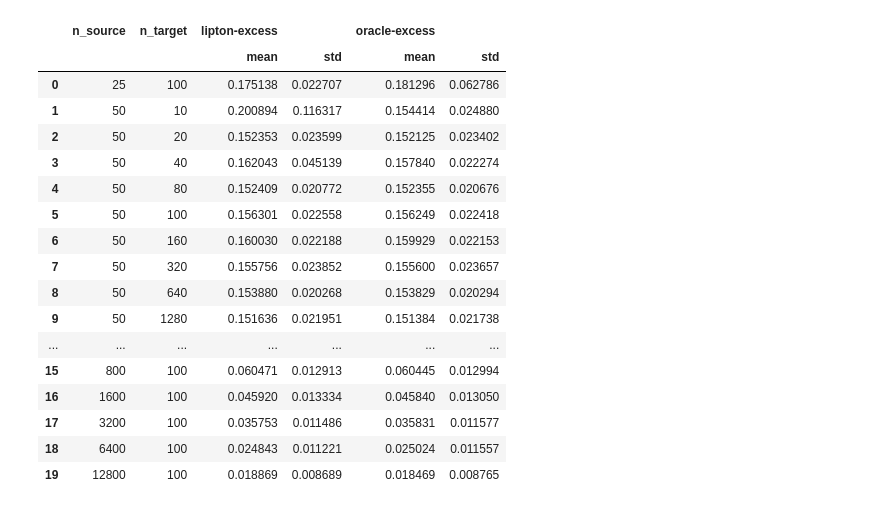
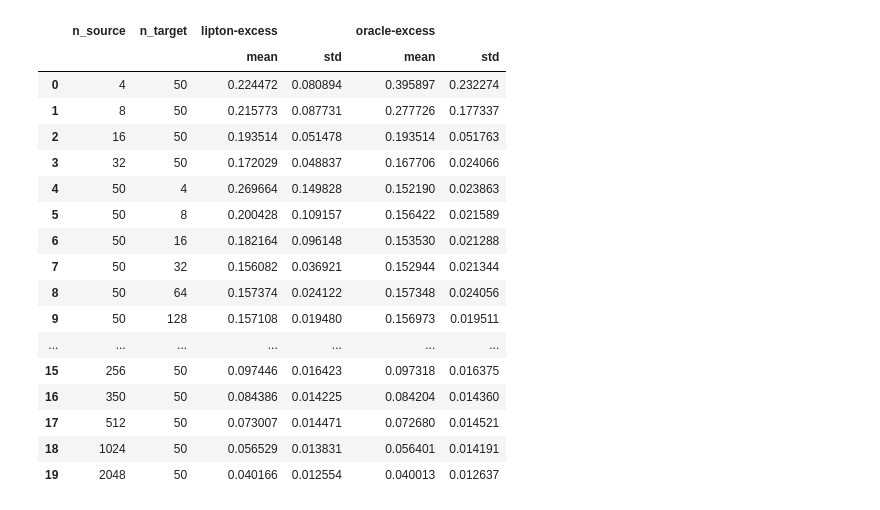
Before and after one commit to smaityumich/label-shift, a Jupyter notebook: plots.ipynb, the cells around one changed output. Saved outputs shown, nothing was run; the diff lists cells and outputs as text; code cells hidden in the pictures.

```diff
--- a/plots.ipynb
+++ b/plots.ipynb
@@ -1,45 +1,45 @@
 # %%
 import re
 import pandas as pd
 import numpy as np
 import matplotlib.pyplot as plt
 
-exp = 'exp9'
+exp = 'exp10'
 with open(exp + '_unlabeled.out') as fh:
     out = fh.read()
 
 out = re.split(r'\n', out)
 
 dict_list = [eval(d) for d in out]
 df = pd.DataFrame(dict_list)
 
 df['lipton-excess'] = df['lipton'] - df['bayes_error']
 df['oracle-excess'] = df['oracle'] - df['bayes_error']
 
 measure = ['lipton-excess', 'oracle-excess']
 agg_dict = dict()
 for key in measure:
     agg_dict[key] = ['mean', 'std']
 result = df.groupby(['n_source', 'n_target'], as_index=False).agg(agg_dict)
 
 result
 # %% [output]
 |  | n_source | n_target | lipton-excess |  | oracle-excess |  |
 |  |  |  | mean | std | mean | std |
-| 0 | 25 | 100 | 0.175138 | 0.022707 | 0.181296 | 0.062786 |
-| 1 | 50 | 10 | 0.200894 | 0.116317 | 0.154414 | 0.024880 |
-| 2 | 50 | 20 | 0.152353 | 0.023599 | 0.152125 | 0.023402 |
-| 3 | 50 | 40 | 0.162043 | 0.045139 | 0.157840 | 0.022274 |
-| 4 | 50 | 80 | 0.152409 | 0.020772 | 0.152355 | 0.020676 |
-| 5 | 50 | 100 | 0.156301 | 0.022558 | 0.156249 | 0.022418 |
-| 6 | 50 | 160 | 0.160030 | 0.022188 | 0.159929 | 0.022153 |
-| 7 | 50 | 320 | 0.155756 | 0.023852 | 0.155600 | 0.023657 |
-| 8 | 50 | 640 | 0.153880 | 0.020268 | 0.153829 | 0.020294 |
-| 9 | 50 | 1280 | 0.151636 | 0.021951 | 0.151384 | 0.021738 |
+| 0 | 4 | 50 | 0.224472 | 0.080894 | 0.395897 | 0.232274 |
+| 1 | 8 | 50 | 0.215773 | 0.087731 | 0.277726 | 0.177337 |
+| 2 | 16 | 50 | 0.193514 | 0.051478 | 0.193514 | 0.051763 |
+| 3 | 32 | 50 | 0.172029 | 0.048837 | 0.167706 | 0.024066 |
+| 4 | 50 | 4 | 0.269664 | 0.149828 | 0.152190 | 0.023863 |
+| 5 | 50 | 8 | 0.200428 | 0.109157 | 0.156422 | 0.021589 |
+| 6 | 50 | 16 | 0.182164 | 0.096148 | 0.153530 | 0.021288 |
+| 7 | 50 | 32 | 0.156082 | 0.036921 | 0.152944 | 0.021344 |
+| 8 | 50 | 64 | 0.157374 | 0.024122 | 0.157348 | 0.024056 |
+| 9 | 50 | 128 | 0.157108 | 0.019480 | 0.156973 | 0.019511 |
 | ... | ... | ... | ... | ... | ... | ... |
-| 15 | 800 | 100 | 0.060471 | 0.012913 | 0.060445 | 0.012994 |
-| 16 | 1600 | 100 | 0.045920 | 0.013334 | 0.045840 | 0.013050 |
-| 17 | 3200 | 100 | 0.035753 | 0.011486 | 0.035831 | 0.011577 |
-| 18 | 6400 | 100 | 0.024843 | 0.011221 | 0.025024 | 0.011557 |
-| 19 | 12800 | 100 | 0.018869 | 0.008689 | 0.018469 | 0.008765 |
+| 15 | 256 | 50 | 0.097446 | 0.016423 | 0.097318 | 0.016375 |
+| 16 | 350 | 50 | 0.084386 | 0.014225 | 0.084204 | 0.014360 |
+| 17 | 512 | 50 | 0.073007 | 0.014471 | 0.072680 | 0.014521 |
+| 18 | 1024 | 50 | 0.056529 | 0.013831 | 0.056401 | 0.014191 |
+| 19 | 2048 | 50 | 0.040166 | 0.012554 | 0.040013 | 0.012637 |
 # %%
```
Also changed, not shown: parts of 3 cells of this notebook, 6 other files.
